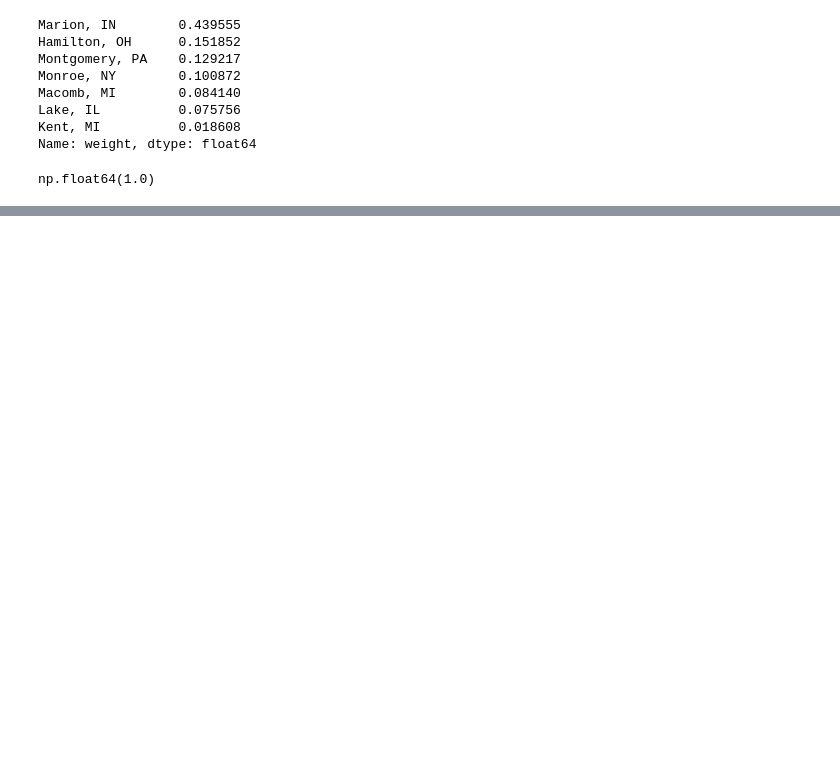
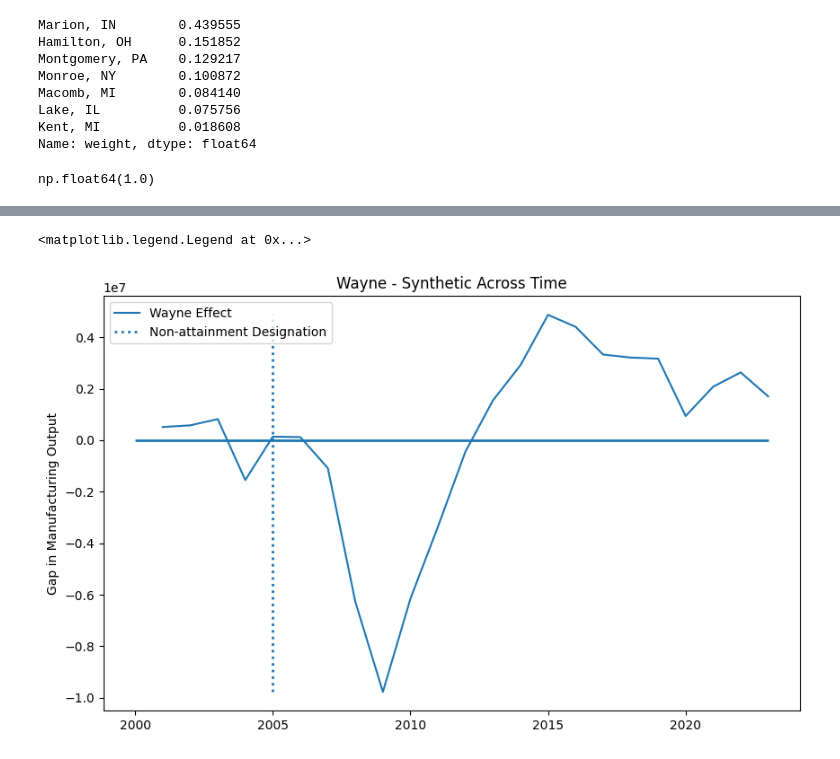
Before and after one commit to wren17/epa_greenbook_project, a Jupyter notebook: analysis.ipynb, the cells around one changed output, grey strips where cells are left out. Cells and saved outputs as stored; diff of their text form; code cells hidden in the pictures; blank space fills up the shorter version.

```diff
--- a/analysis.ipynb
+++ b/analysis.ipynb
@@ -560,0 +623,14 @@ plt.show()
+# %%
+wayne_gap = wayne_actual.values - wayne_synth
+
+plt.figure(figsize=(10,6))
+plt.plot(wayne_actual.index, wayne_actual.values - wayne_synth,
+         label="Wayne Effect")
+plt.vlines(x=2005, ymin=wayne_gap.min(), ymax=wayne_gap.max(), linestyle=":", lw=2, label="Non-attainment Designation")
+plt.hlines(y=0, xmin=2000, xmax=2023, lw=2)
+plt.title("Wayne - Synthetic Across Time")
+plt.ylabel("Gap in Manufacturing Output")
+plt.legend()
+# %% [output]
+<matplotlib.legend.Legend at 0x...>
+[figure, added]
```
Also changed, not shown: parts of 8 cells of this notebook.
